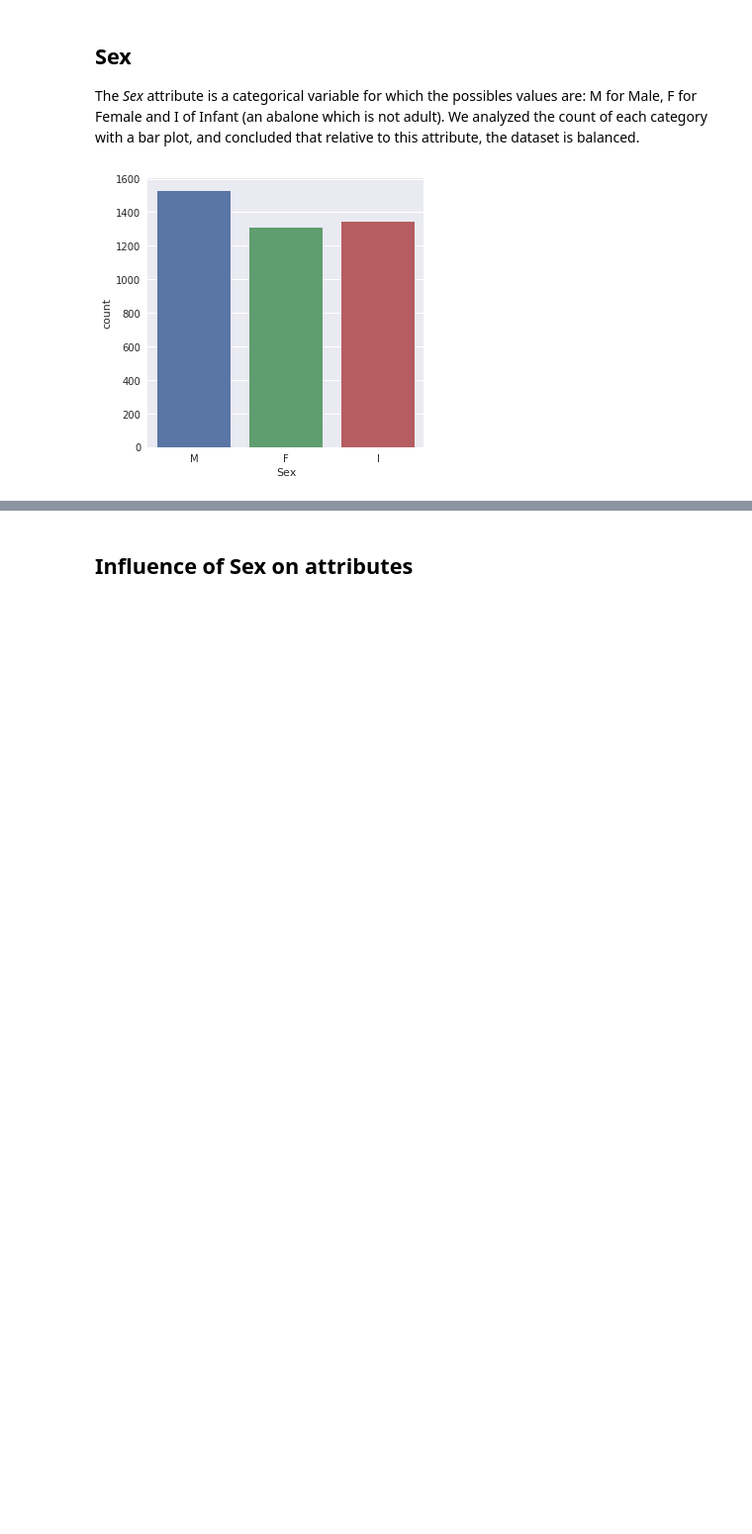
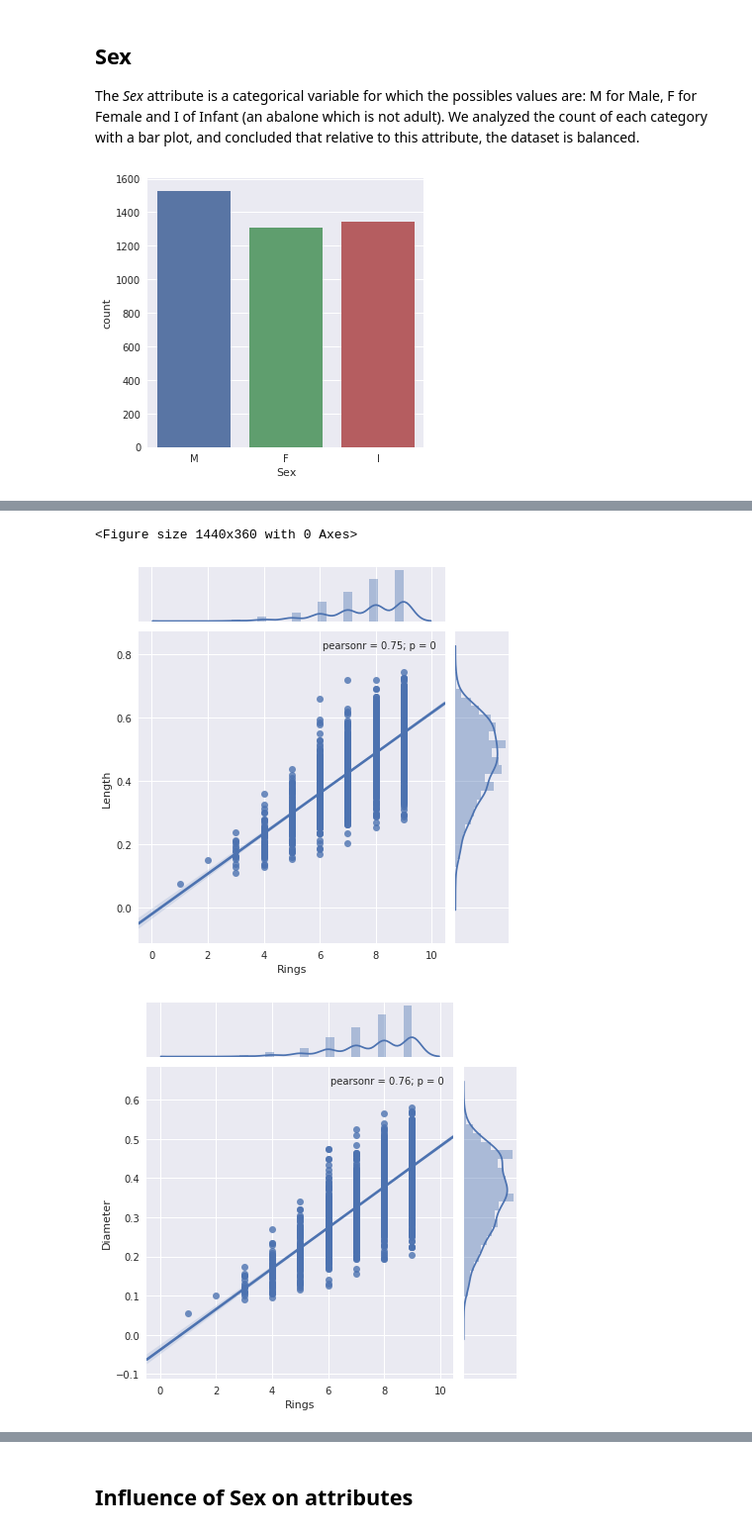
Before and after one commit to rodolfo-mendes/abalone, a Jupyter notebook: exploratory-data-analysis.ipynb, the cells around one changed output, grey strips where cells are left out. Shown at 99% size. Cells and saved outputs as stored; diff of their text form; code cells hidden in the pictures; blank space fills up the shorter version.

```diff
--- a/exploratory-data-analysis.ipynb
+++ b/exploratory-data-analysis.ipynb
@@ -276,0 +291,10 @@ _ = sns.jointplot(data=abalone_std, x='Shell weight', y='Height', kind='reg')
+# %%
+plt.figure(figsize=(20, 5))
+
+_ = sns.jointplot(data=i_abalone, x='Rings', y='Length',  kind='reg')
+_ = sns.jointplot(data=i_abalone, x='Rings', y='Diameter', kind='reg')
+_ = sns.jointplot(data=i_abalone, x='Rings', y='Height', kind='reg')
+# %% [output]
+<Figure size 1440x360 with 0 Axes>
+[figure, added]
+[figure, added]
```
Also changed, not shown: parts of 27 cells of this notebook.
